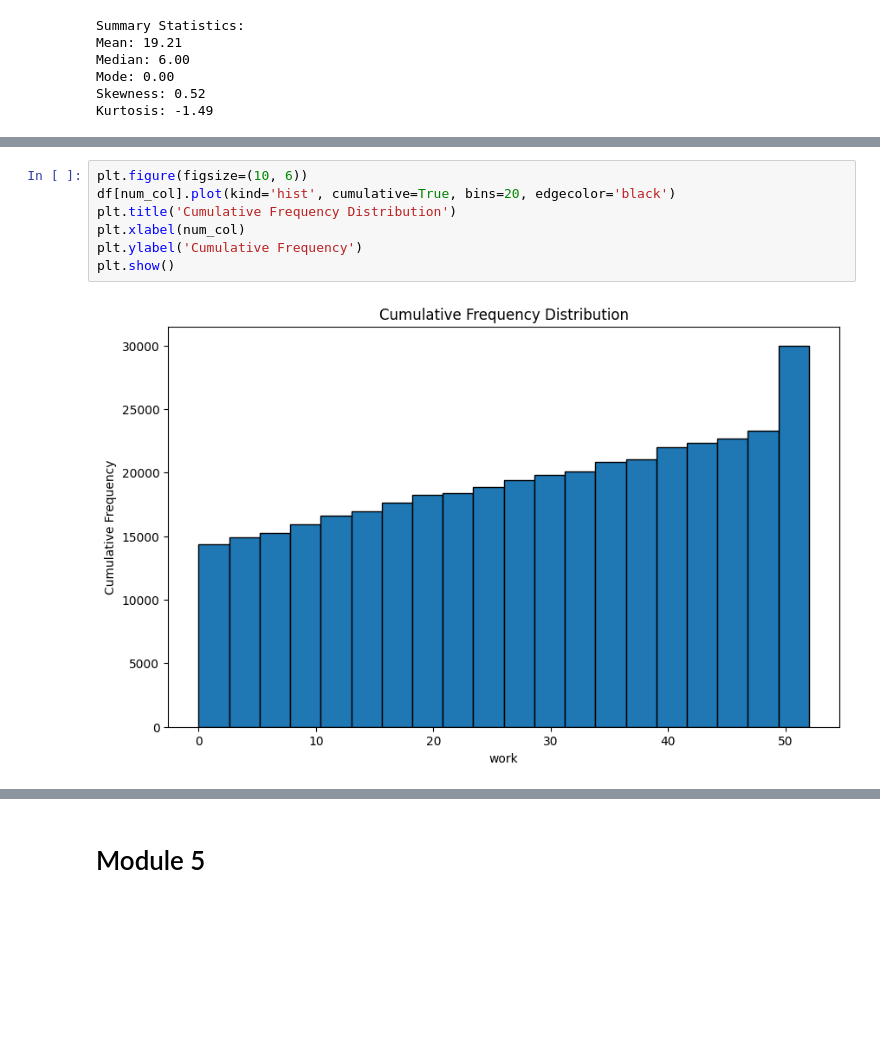
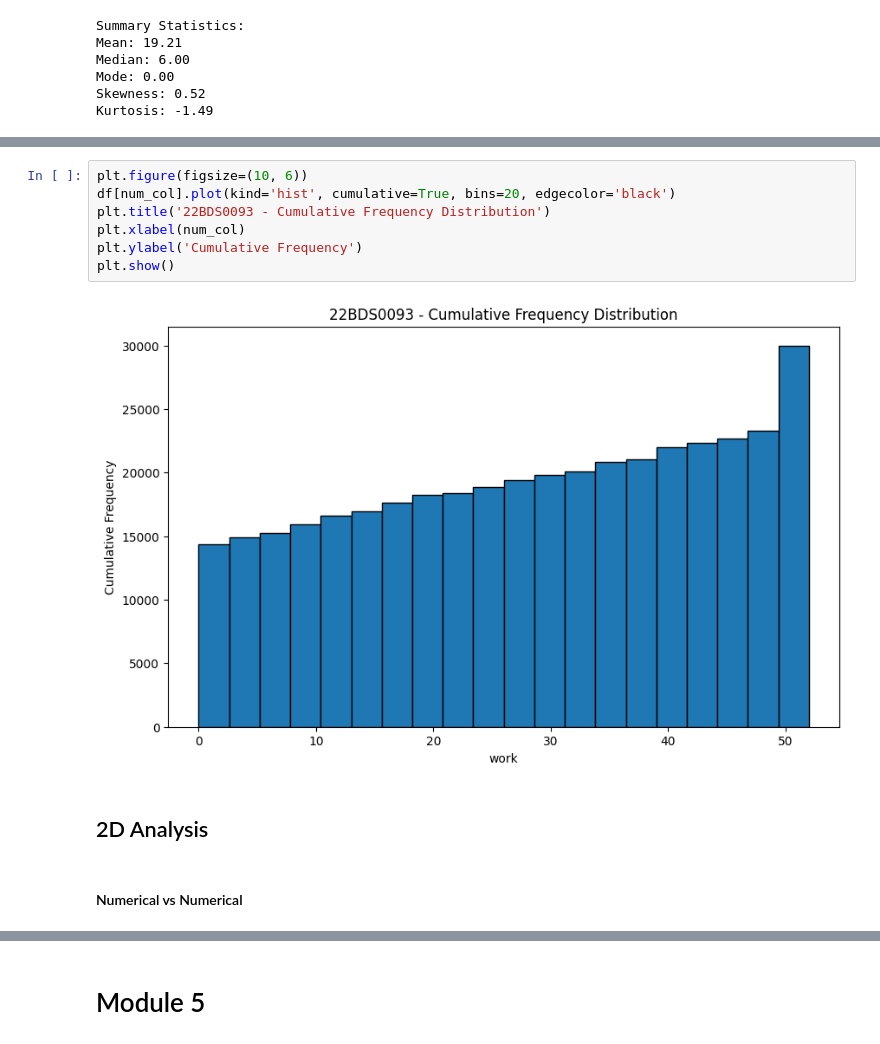
Before and after one commit to devashish1110/EDA_assignments, a Jupyter notebook: 22BDS0093.ipynb, the cells around one changed output, grey strips where cells are left out. Cells and saved outputs as stored; diff of their text form; blank space fills up the shorter version.

```diff
--- a/22BDS0093.ipynb
+++ b/22BDS0093.ipynb
@@ -1371,9 +1375,13 @@ plt.show()
 # %%
 plt.figure(figsize=(10, 6))
 df[num_col].plot(kind='hist', cumulative=True, bins=20, edgecolor='black')
-plt.title('Cumulative Frequency Distribution')
+plt.title('22BDS0093 - Cumulative Frequency Distribution')
 plt.xlabel(num_col)
 plt.ylabel('Cumulative Frequency')
 plt.show()
 # %% [output]
-[figure, old version]
+[figure, new version]
+# %% [markdown]
+## 2D Analysis
+# %% [markdown]
+#### Numerical vs Numerical
```
Also changed, not shown: parts of 27 cells of this notebook.
